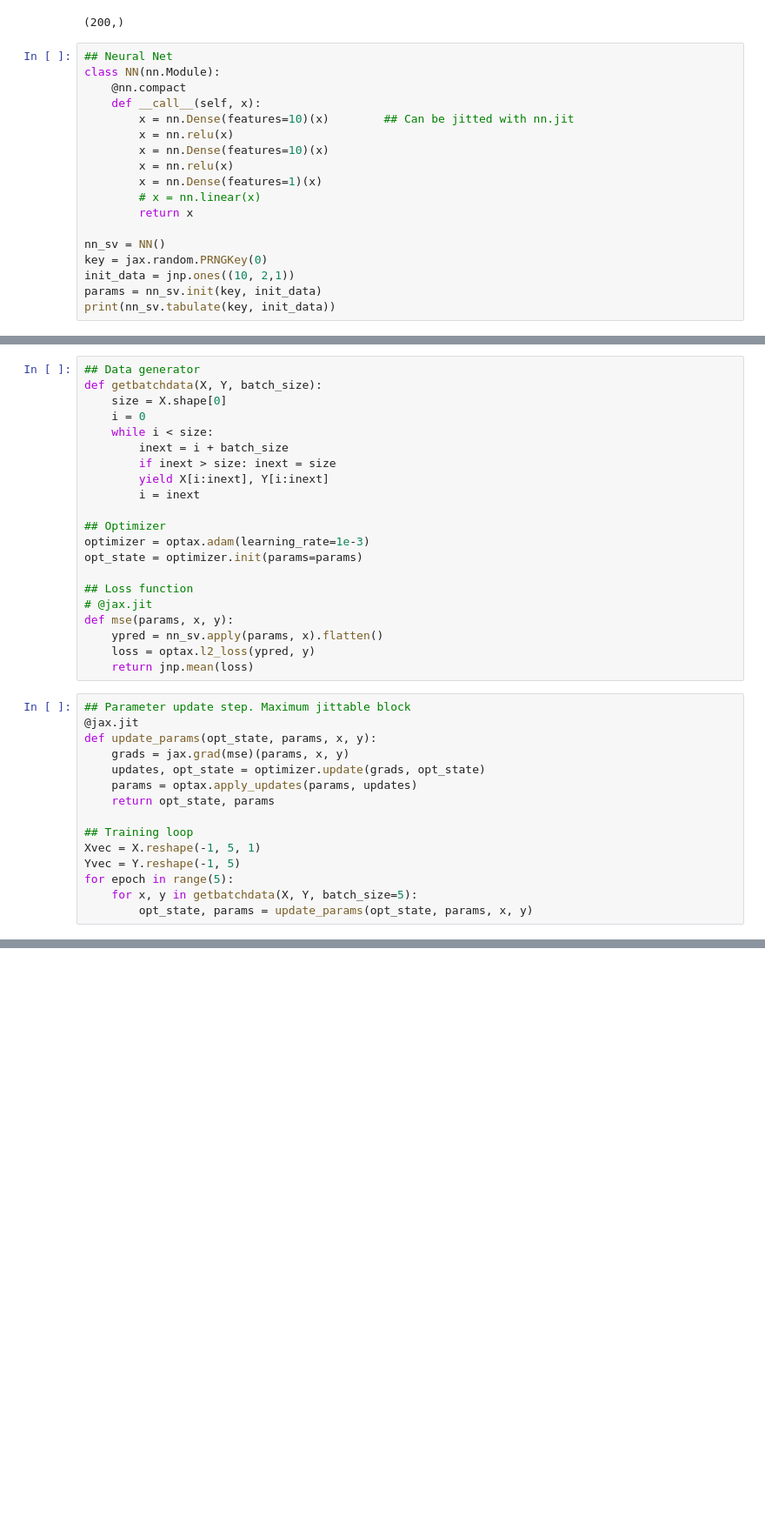
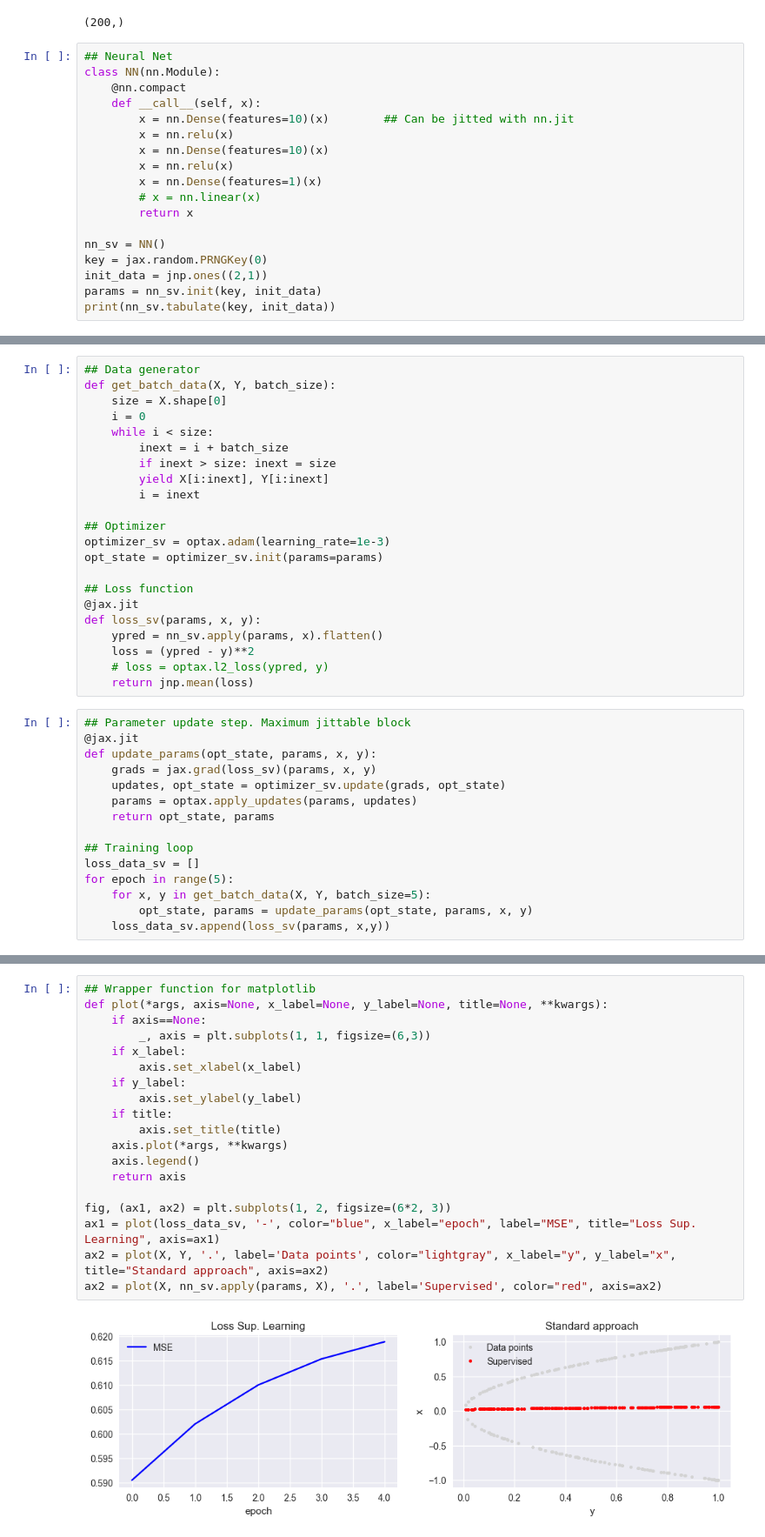
Before and after one commit to ddrous/visual-fluids, a Jupyter notebook: PhysicsBasedDL/ateaserexample.ipynb, the cells around one changed output, grey strips where cells are left out. Shown at 87% size. Cells and saved outputs as stored; diff of their text form; blank space fills up the shorter version.

```diff
--- a/PhysicsBasedDL/ateaserexample.ipynb
+++ b/PhysicsBasedDL/ateaserexample.ipynb
@@ -43,7 +43,7 @@ class NN(nn.Module):
 
 nn_sv = NN()
 key = jax.random.PRNGKey(0)
-init_data = jnp.ones((10, 2,1))
+init_data = jnp.ones((2,1))
 params = nn_sv.init(key, init_data)
 print(nn_sv.tabulate(key, init_data))
 # %% [output]
@@ -67,6 +67,6 @@ print(nn_sv.tabulate(key, init_data))
 # %%
 ## Data generator
-def getbatchdata(X, Y, batch_size):
+def get_batch_data(X, Y, batch_size):
     size = X.shape[0]
     i = 0
     while i < size:
@@ -76,27 +76,28 @@ def getbatchdata(X, Y, batch_size):
         i = inext
 
 ## Optimizer
-optimizer = optax.adam(learning_rate=1e-3)
-opt_state = optimizer.init(params=params)
+optimizer_sv = optax.adam(learning_rate=1e-3)
+opt_state = optimizer_sv.init(params=params)
 
 ## Loss function
-# @jax.jit
-def mse(params, x, y):
+@jax.jit
+def loss_sv(params, x, y):
     ypred = nn_sv.apply(params, x).flatten()
-    loss = optax.l2_loss(ypred, y)
+    loss = (ypred - y)**2
+    # loss = optax.l2_loss(ypred, y)
     return jnp.mean(loss)
 # %%
 ## Parameter update step. Maximum jittable block
 @jax.jit
 def update_params(opt_state, params, x, y):
-    grads = jax.grad(mse)(params, x, y)
-    updates, opt_state = optimizer.update(grads, opt_state)
+    grads = jax.grad(loss_sv)(params, x, y)
+    updates, opt_state = optimizer_sv.update(grads, opt_state)
     params = optax.apply_updates(params, updates)
     return opt_state, params
 
 ## Training loop
-Xvec = X.reshape(-1, 5, 1)
-Yvec = Y.reshape(-1, 5)
+loss_data_sv = []
 for epoch in range(5):
-    for x, y in getbatchdata(X, Y, batch_size=5):
+    for x, y in get_batch_data(X, Y, batch_size=5):
         opt_state, params = update_params(opt_state, params, x, y)
+    loss_data_sv.append(loss_sv(params, x,y))
@@ -113,0 +104,21 @@ plt.show()
+# %%
+## Wrapper function for matplotlib
+def plot(*args, axis=None, x_label=None, y_label=None, title=None, **kwargs):
+    if axis==None:
+        _, axis = plt.subplots(1, 1, figsize=(6,3))
+    if x_label:
+        axis.set_xlabel(x_label)
+    if y_label:
+        axis.set_ylabel(y_label)
+    if title:
+        axis.set_title(title)
+    axis.plot(*args, **kwargs)
+    axis.legend()
+    return axis
+
+fig, (ax1, ax2) = plt.subplots(1, 2, figsize=(6*2, 3))
+ax1 = plot(loss_data_sv, '-', color="blue", x_label="epoch", label="MSE", title="Loss Sup. Learning", axis=ax1)
+ax2 = plot(X, Y, '.', label='Data points', color="lightgray", x_label="y", y_label="x", title="Standard approach", axis=ax2)
+ax2 = plot(X, nn_sv.apply(params, X), '.', label='Supervised', color="red", axis=ax2)
+# %% [output]
+[figure, added]
```
Also changed, not shown: parts of 6 cells of this notebook, 1 other file.
